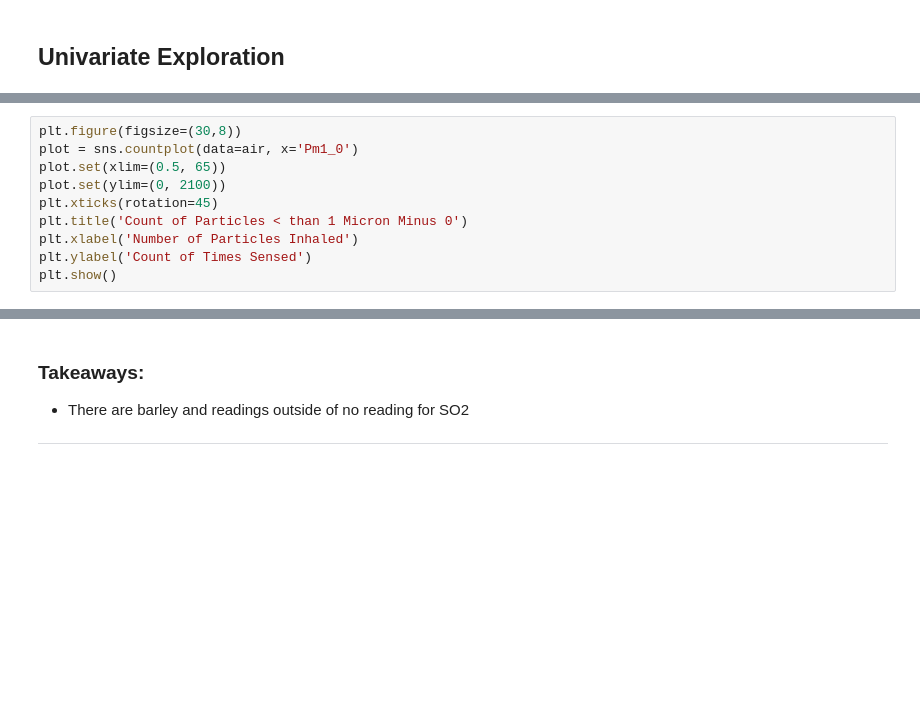
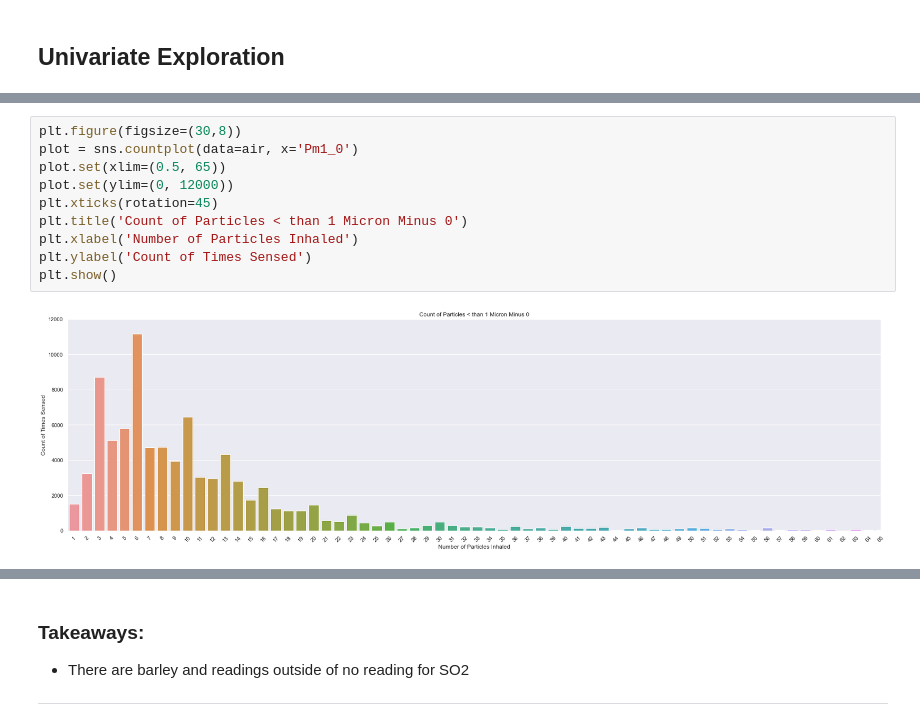
Before and after one commit to slc-data/2021-datathon, a Jupyter notebook: workbooks/caitlyn/explore.ipynb, the cells around one changed output, grey strips where cells are left out. Drawn from its saved outputs; the diff is of its cells as text; blank space fills up the shorter version.

```diff
--- a/workbooks/caitlyn/explore.ipynb
+++ b/workbooks/caitlyn/explore.ipynb
@@ -137,13 +209,15 @@ plt.show()
 # %%
 plt.figure(figsize=(30,8))
 plot = sns.countplot(data=air, x='Pm1_0')
 plot.set(xlim=(0.5, 65))
-plot.set(ylim=(0, 2100))
+plot.set(ylim=(0, 12000))
 plt.xticks(rotation=45)
 plt.title('Count of Particles < than 1 Micron Minus 0')
 plt.xlabel('Number of Particles Inhaled')
 plt.ylabel('Count of Times Sensed')
 plt.show()
+# %% [output]
+[figure, added]
 # %%
 plt.figure(figsize=(30,8))
 plot = sns.countplot(data=air, x='Pm1_0')
```
Also changed, not shown: parts of 78 cells of this notebook.
